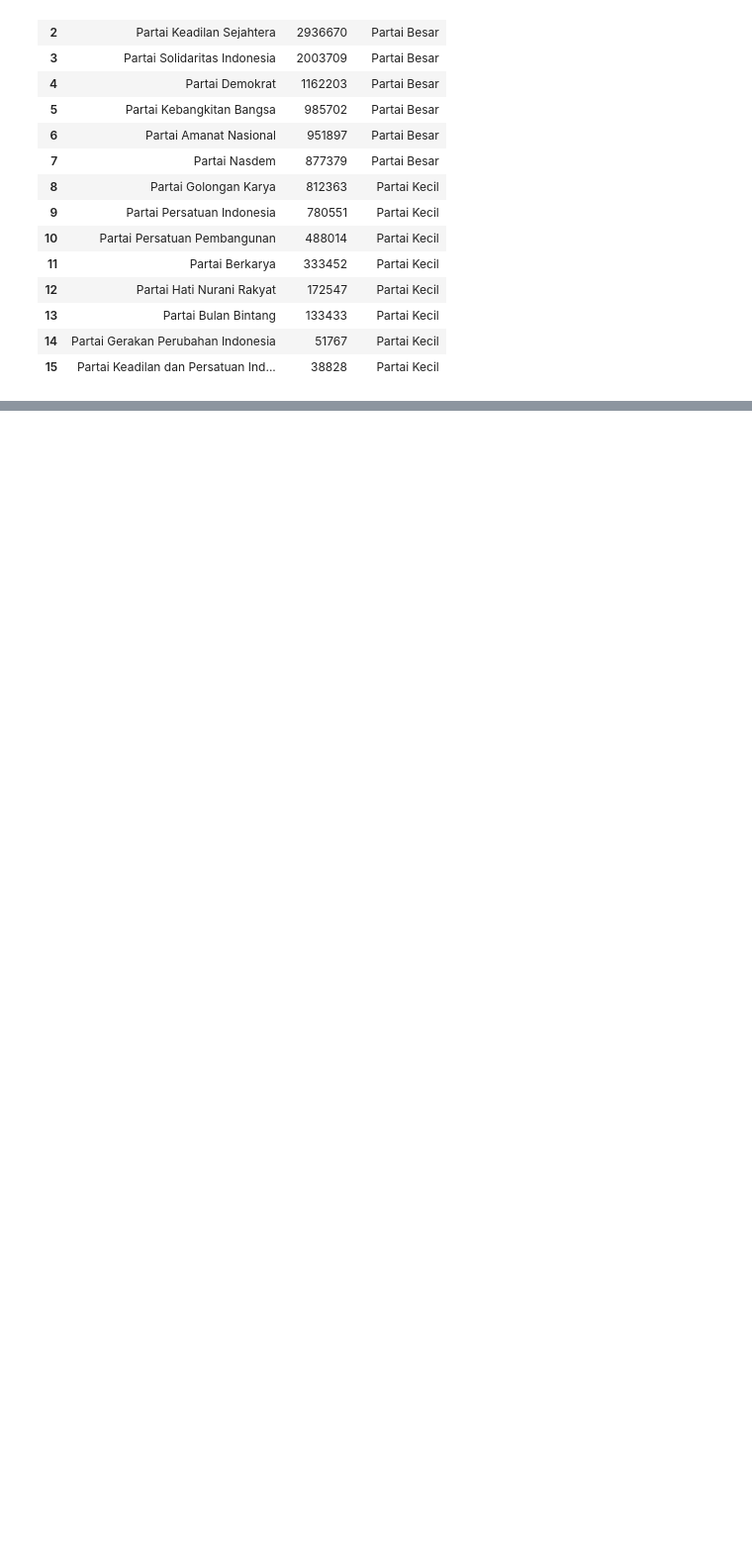
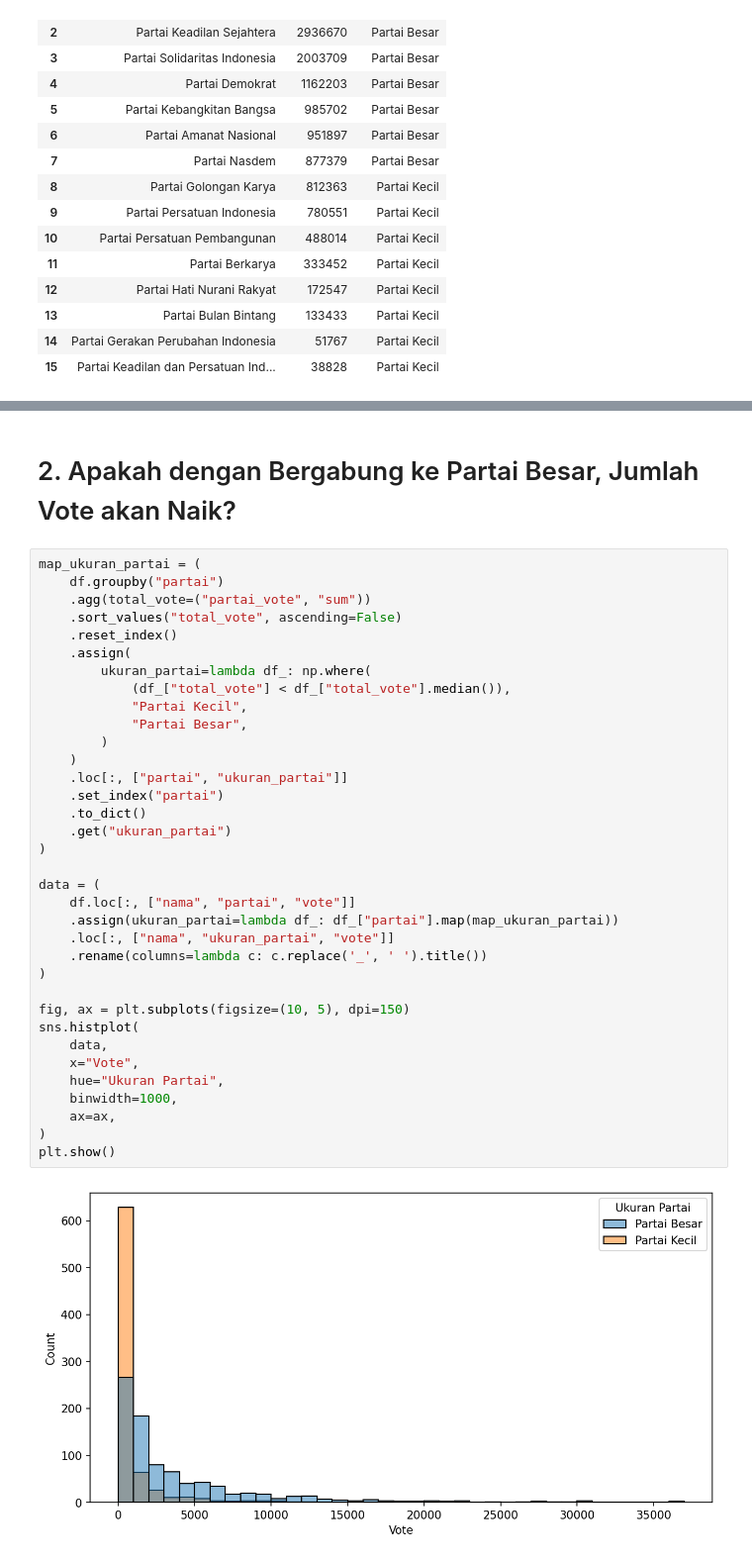
Before and after one commit to danjelito/pemilu-dki-2019, a Jupyter notebook: src/report.ipynb, the cells around one changed output, grey strips where cells are left out. Shown at 99% size. Saved outputs shown, nothing was run; the diff lists cells and outputs as text; blank space fills up the shorter version.

```diff
--- a/src/report.ipynb
+++ b/src/report.ipynb
@@ -47,0 +216,39 @@ Berikut adalah tabel partai, total vote beserta ukurannya.
+# %% [markdown]
+# 2. Apakah dengan Bergabung ke Partai Besar, Jumlah Vote akan Naik?
+# %%
+map_ukuran_partai = (
+    df.groupby("partai")
+    .agg(total_vote=("partai_vote", "sum"))
+    .sort_values("total_vote", ascending=False)
+    .reset_index()
+    .assign(
+        ukuran_partai=lambda df_: np.where(
+            (df_["total_vote"] < df_["total_vote"].median()),
+            "Partai Kecil",
+            "Partai Besar",
+        )
+    )
+    .loc[:, ["partai", "ukuran_partai"]]
+    .set_index("partai")
+    .to_dict()
+    .get("ukuran_partai")
+)
+
+data = (
+    df.loc[:, ["nama", "partai", "vote"]]
+    .assign(ukuran_partai=lambda df_: df_["partai"].map(map_ukuran_partai))
+    .loc[:, ["nama", "ukuran_partai", "vote"]]
+    .rename(columns=lambda c: c.replace('_', ' ').title())
+)
+
+fig, ax = plt.subplots(figsize=(10, 5), dpi=150)
+sns.histplot(
+    data,
+    x="Vote",
+    hue="Ukuran Partai",
+    binwidth=1000,
+    ax=ax,
+)
+plt.show()
+# %% [output]
+[figure, added]
```
Also changed, not shown: parts of 10 cells of this notebook, 2 other files.
